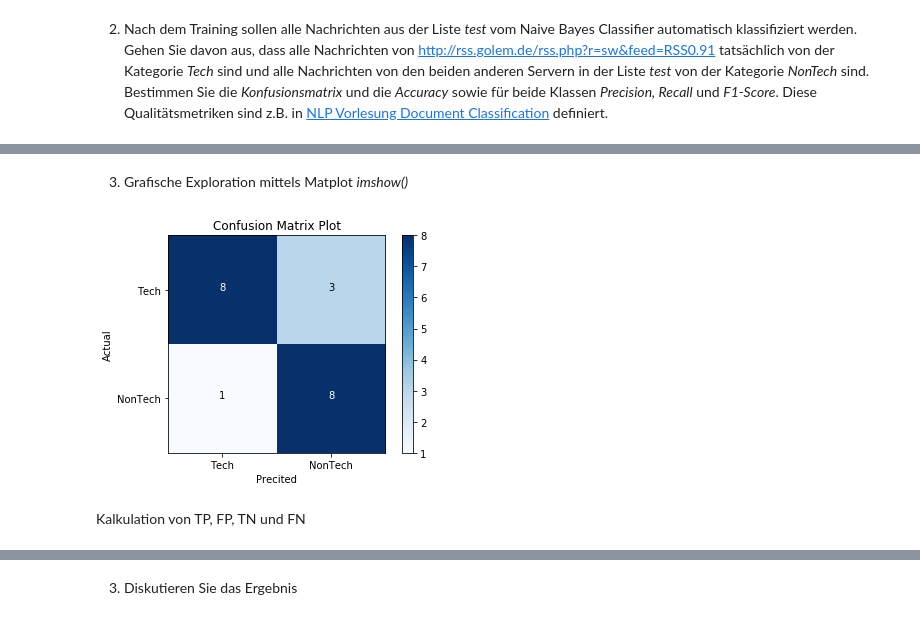
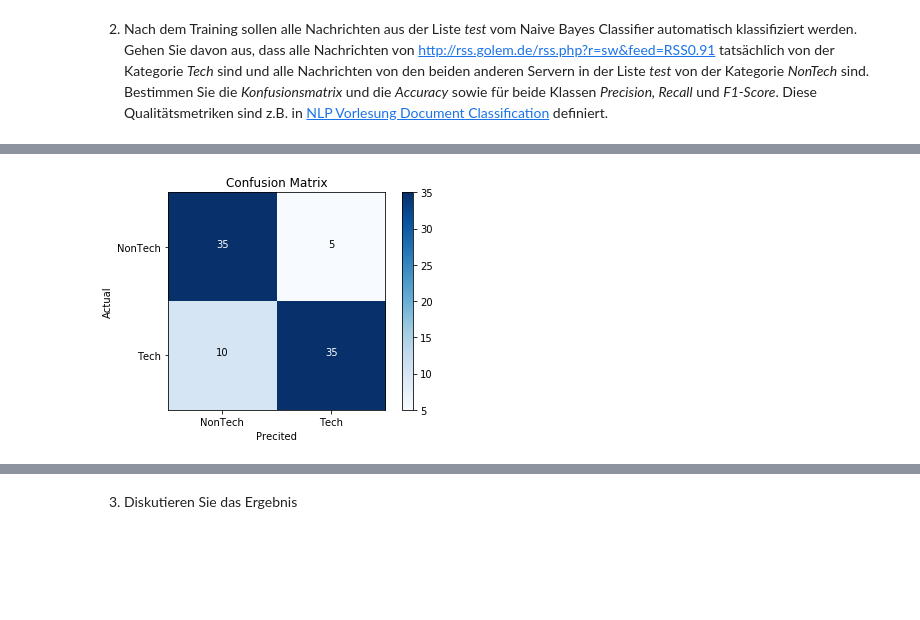
Before and after one commit to JaninaMattes/data-mining-pattern-recogntion, a Jupyter notebook: src/proj4_document_classification/model/VersuchDocumentClassification.ipynb, the cells around one changed output, grey strips where cells are left out. Drawn from its saved outputs; the diff is of its cells as text; code cells hidden in the pictures; blank space fills up the shorter version.

```diff
--- a/src/proj4_document_classification/model/VersuchDocumentClassification.ipynb
+++ b/src/proj4_document_classification/model/VersuchDocumentClassification.ipynb
@@ -460 +462,6 @@ Number of used trainings samples in categorie notech 96
 Number of used test samples 85
+# %%
+training = Classifier(getwords, ['Tech','NonTech'])
+
+for key, value in TextDict.items():
+    training.train(key,value)
@@ -539,28 +537,24 @@ pd.crosstab(exp_series, pred_series, rownames=['Actual'], colnames=['Predicted']
 | All | 45 | 40 | 85 |
-# %% [markdown]
-3. Grafische Exploration mittels Matplot _imshow()_
 # %%
 import itertools
 
 def conmatrix(cm, y_true, class_labels):
     plt.imshow(cm, cmap=plt.cm.Blues,interpolation='nearest')
-    plt.title('Confusion Matrix Plot')
+    plt.title('Confusion Matrix')
     plt.colorbar()
     plt.xlabel('Precited')
     plt.ylabel('Actual')
     tick_marks = np.arange(len(set(y_true))) # length of classes
-    plt.xticks(tick_marks,class_labels)
-    plt.yticks(tick_marks,class_labels)
+    plt.xticks(tick_marks, class_labels)
+    plt.yticks(tick_marks, class_labels)
     # plotting text value inside cells
     thresh = cm.max() / 2.
     for i,j in itertools.product(range(cm.shape[0]),range(cm.shape[1])):
         plt.text(j,i,format(cm[i,j],'d'), horizontalalignment='center',color='white' if cm[i,j] >thresh else 'black')
     plt.show();
-
-class_labels = ['Tech','NonTech']
-conmatrix(cm, y_true, class_labels)
-# %% [output]
-[figure, removed]
-# %% [markdown]
-Kalkulation von TP, FP, TN und FN
+# %%
+class_labels = ['NonTech', 'Tech']
+conmatrix(cm, y_true, class_labels)
+# %% [output]
+[figure, added]
 # %%
```
Also changed, not shown: parts of 75 cells of this notebook, 5 other files.
